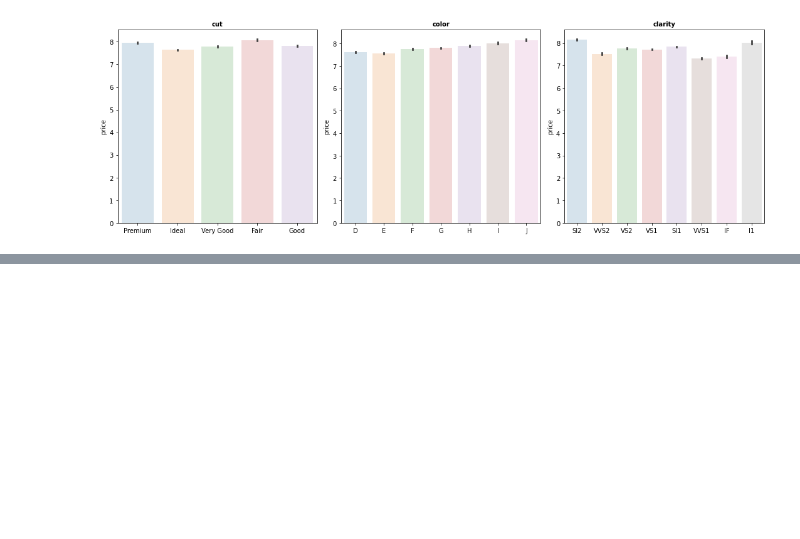
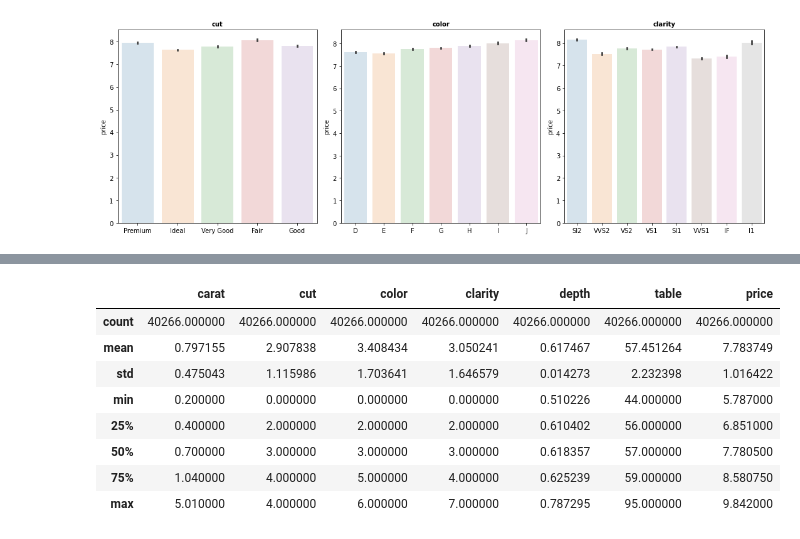
Before and after one commit to Origamologo/Kaggle_competition, a Jupyter notebook: main.ipynb, the cells around one changed output, grey strips where cells are left out. Saved outputs shown, nothing was run; the diff lists cells and outputs as text; code cells hidden in the pictures; blank space fills up the shorter version.

```diff
--- a/main.ipynb
+++ b/main.ipynb
@@ -154,0 +194,12 @@ save_scaler(scaler,filename="standard_scaler.pkl")
+# %%
+train.describe()
+# %% [output]
+|  | carat | cut | color | clarity | depth | table | price |
+| count | 40266.000000 | 40266.000000 | 40266.000000 | 40266.000000 | 40266.000000 | 40266.000000 | 40266.000000 |
+| mean | 0.797155 | 2.907838 | 3.408434 | 3.050241 | 0.617467 | 57.451264 | 7.783749 |
+| std | 0.475043 | 1.115986 | 1.703641 | 1.646579 | 0.014273 | 2.232398 | 1.016422 |
+| min | 0.200000 | 0.000000 | 0.000000 | 0.000000 | 0.510226 | 44.000000 | 5.787000 |
+| 25% | 0.400000 | 2.000000 | 2.000000 | 2.000000 | 0.610402 | 56.000000 | 6.851000 |
+| 50% | 0.700000 | 3.000000 | 3.000000 | 3.000000 | 0.618357 | 57.000000 | 7.780500 |
+| 75% | 1.040000 | 4.000000 | 5.000000 | 4.000000 | 0.625239 | 59.000000 | 8.580750 |
+| max | 5.010000 | 4.000000 | 6.000000 | 7.000000 | 0.787295 | 95.000000 | 9.842000 |
```
Also changed, not shown: parts of 11 cells of this notebook, 45 other files.
